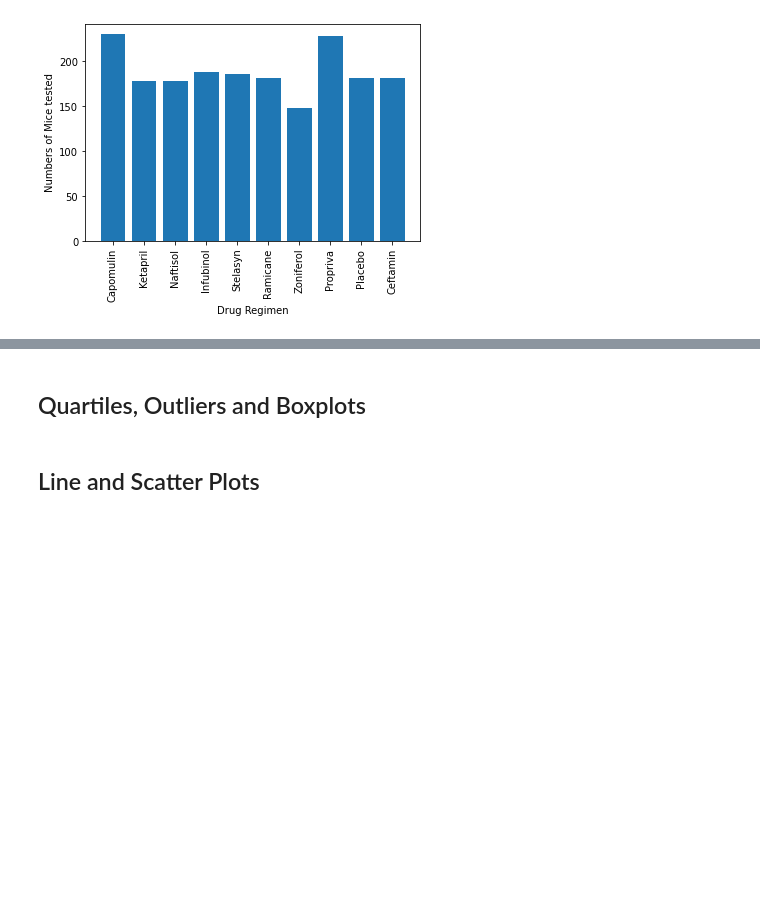
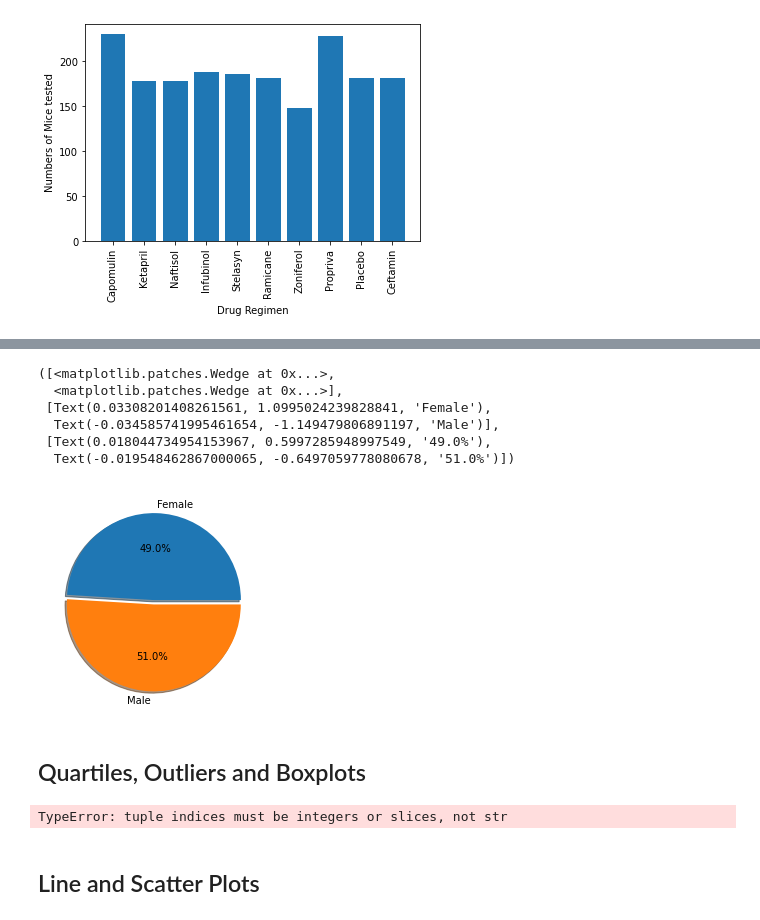
Before and after one commit to saronraut/Matplotlib-Challenge, a Jupyter notebook: Pymaceuticals/pymaceuticals_starter.ipynb, the cells around one changed output, grey strips where cells are left out. Cells and saved outputs as stored; diff of their text form; code cells hidden in the pictures; blank space fills up the shorter version.

```diff
--- a/Pymaceuticals/pymaceuticals_starter.ipynb
+++ b/Pymaceuticals/pymaceuticals_starter.ipynb
@@ -178,5 +182,17 @@ plt.xticks(rotation='vertical')
 # %%
 # Generate a pie plot showing the distribution of female versus male mice using pyplot
+gender = clean_data["Sex"].unique()
+values = clean_data.groupby("Sex")["Mouse ID"].count()
+explode = (0.0,0.05)
+plt.pie(values, explode=explode ,labels=gender, autopct="%1.1f%%", shadow = True)
+# %% [output]
+([<matplotlib.patches.Wedge at 0x...>,
+  <matplotlib.patches.Wedge at 0x...>],
+ [Text(0.03308201408261561, 1.0995024239828841, 'Female'),
+  Text(-0.034585741995461654, -1.149479806891197, 'Male')],
+ [Text(0.018044734954153967, 0.5997285948997549, '49.0%'),
+  Text(-0.019548462867000065, -0.6497059778080678, '51.0%')])
+[figure, added]
 # %% [markdown]
 ## Quartiles, Outliers and Boxplots
 # %%
@@ -184,9 +200,13 @@ plt.xticks(rotation='vertical')
 # Capomulin, Ramicane, Infubinol, and Ceftamin
 
 # Start by getting the last (greatest) timepoint for each mouse
+dr_reg = ["Capomulin","Ramicane","Infubionl", "Ceftamin"]
+data_test = clean_data[["Drug Regimen","Timepoint","Tumor Volume (mm3)"]],[dr_reg]
 
 
 # Merge this group df with the original dataframe to get the tumor volume at the last timepoint
+# %% [output]
+TypeError: tuple indices must be integers or slices, not str
 # %%
 # Put treatments into a list for for loop (and later for plot labels)
 
```
Also changed, not shown: parts of 1 cell of this notebook.
